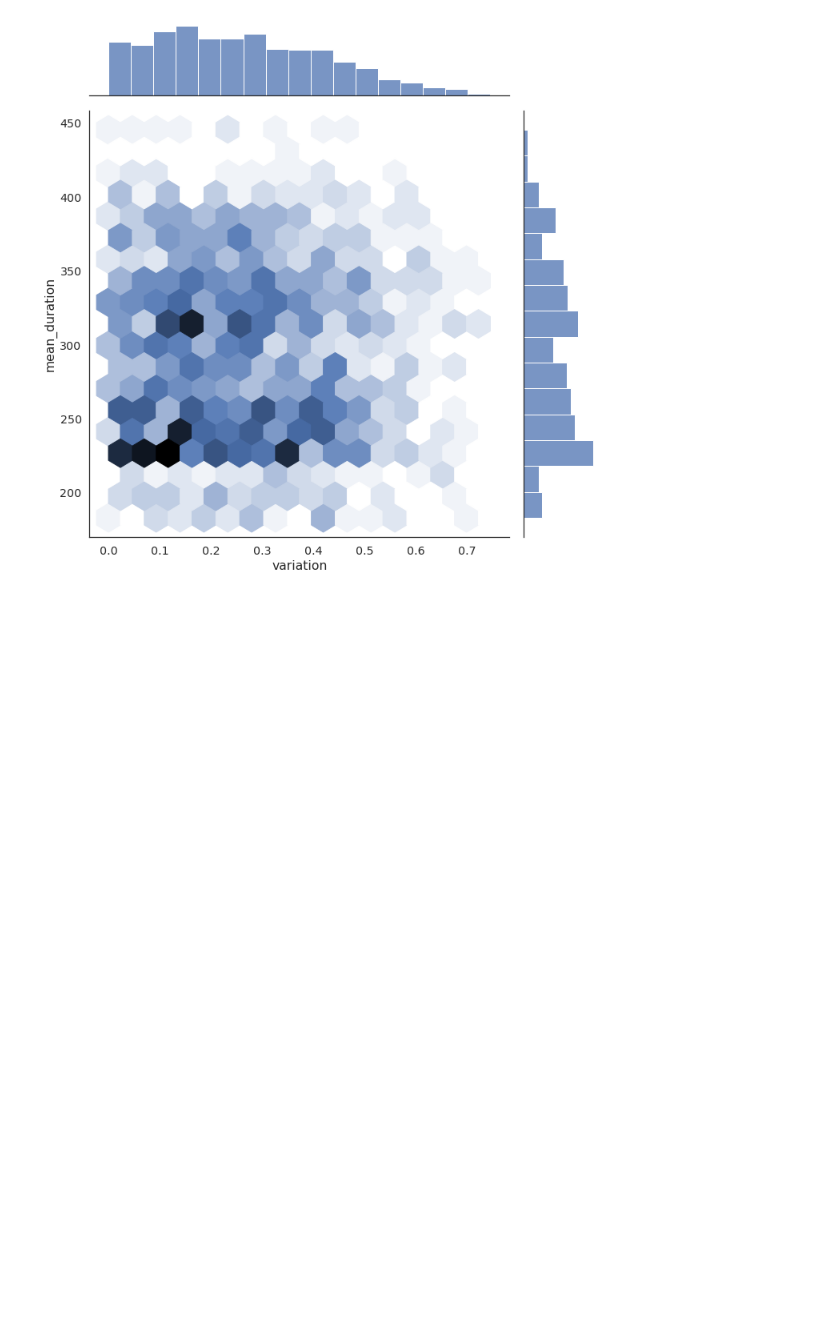
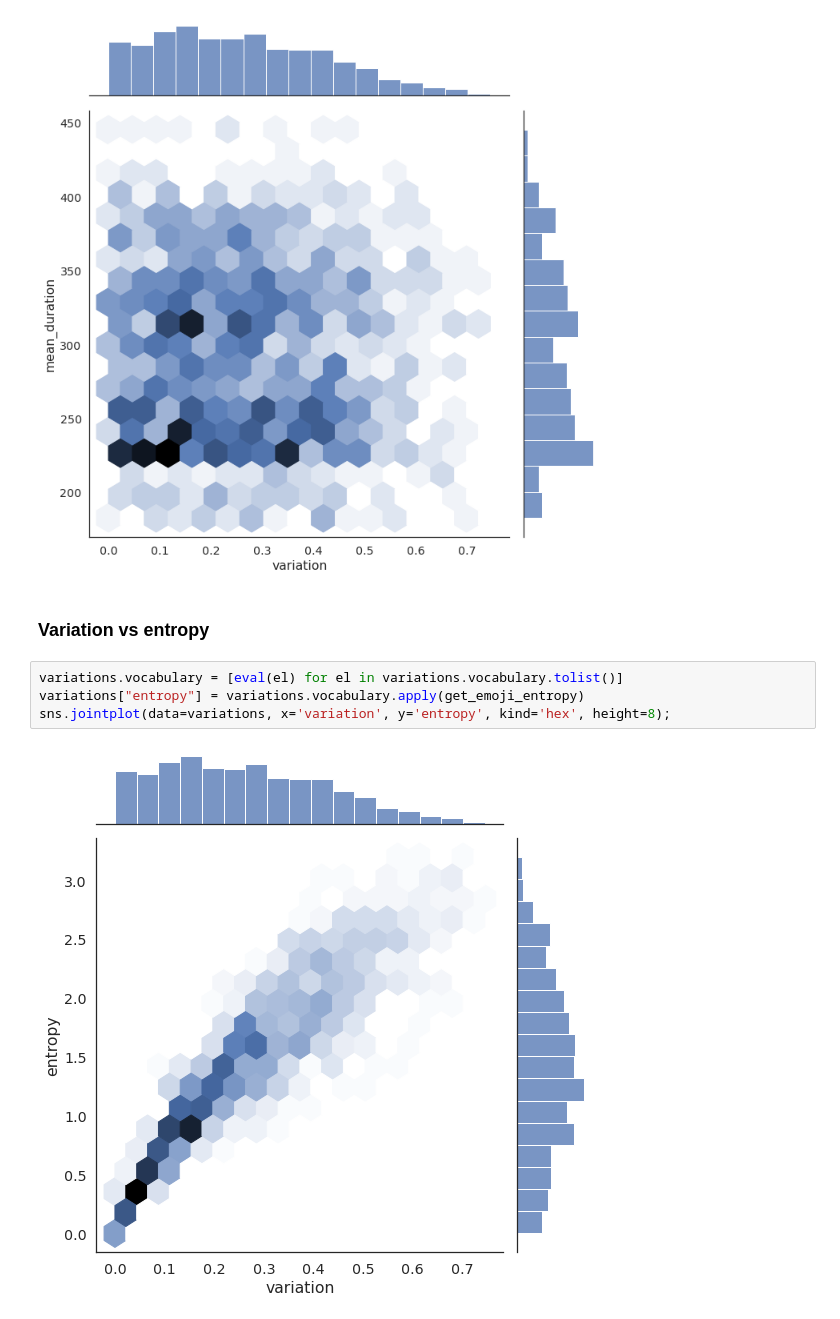
Before and after one commit to epfl-ada/emoji-ambiguity, a Jupyter notebook: notebooks/03_embedded_ambiguity.ipynb, the cells around one changed output. Saved outputs shown, nothing was run; the diff lists cells and outputs as text; blank space fills up the shorter version.

```diff
--- a/notebooks/03_embedded_ambiguity.ipynb
+++ b/notebooks/03_embedded_ambiguity.ipynb
@@ -140,3 +142,11 @@ variations["mean_duration"] = emojis.groupby("emoji").Duration.sum() / emojis.gr
 sns.jointplot(data=variations, x='variation', y='mean_duration', kind='hex', height=10);
 # %% [output]
 [figure]
+# %% [markdown]
+### Variation vs entropy
+# %%
+variations.vocabulary = [eval(el) for el in variations.vocabulary.tolist()]
+variations["entropy"] = variations.vocabulary.apply(get_emoji_entropy)
+sns.jointplot(data=variations, x='variation', y='entropy', kind='hex', height=8);
+# %% [output]
+[figure, added]
```
Also changed, not shown: parts of 3 cells of this notebook, 10 other files.
